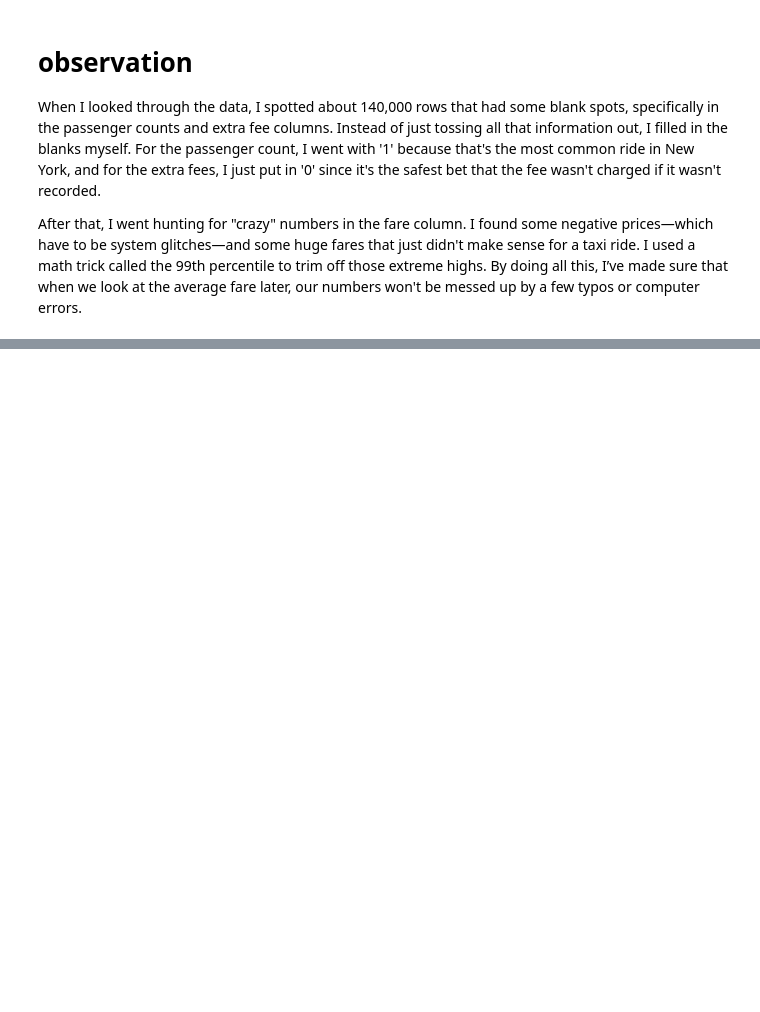
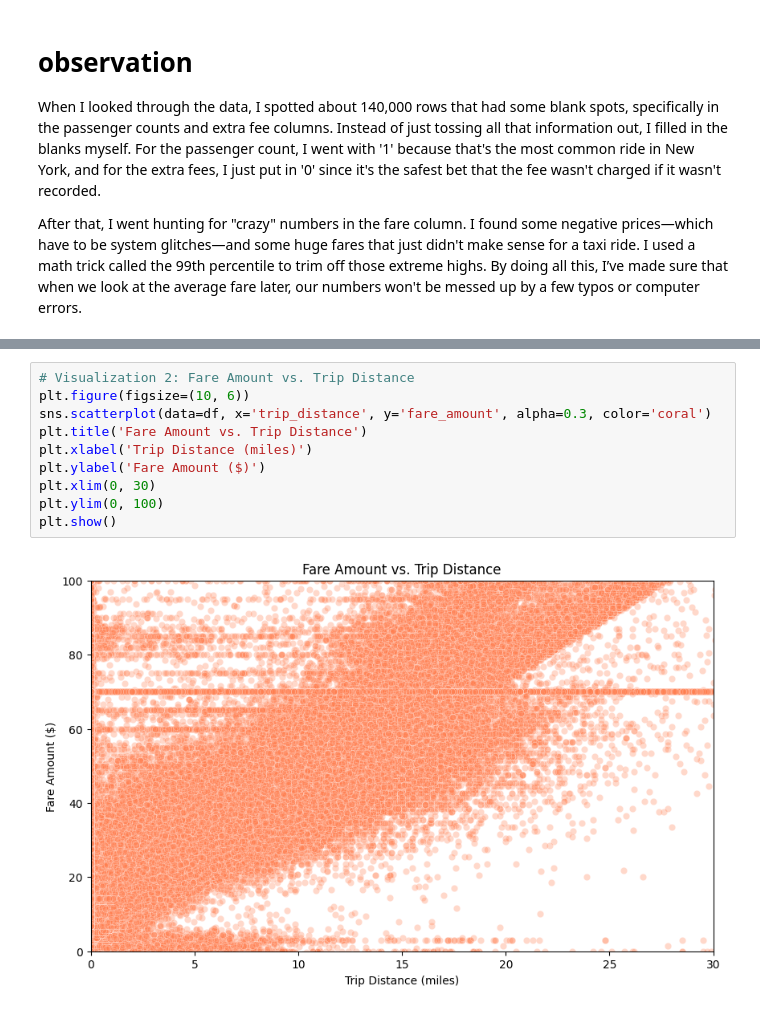
Before and after one commit to bhoomikabrundu7/nyc-taxi-data-analysis, a Jupyter notebook: notebooks/exploration.ipynb, the cells around one changed output, grey strips where cells are left out. Saved outputs shown, nothing was run; the diff lists cells and outputs as text; blank space fills up the shorter version.

```diff
--- a/notebooks/exploration.ipynb
+++ b/notebooks/exploration.ipynb
@@ -164,0 +186,12 @@ After that, I went hunting for "crazy" numbers in the fare column. I found some
+# %%
+# Visualization 2: Fare Amount vs. Trip Distance
+plt.figure(figsize=(10, 6))
+sns.scatterplot(data=df, x='trip_distance', y='fare_amount', alpha=0.3, color='coral')
+plt.title('Fare Amount vs. Trip Distance')
+plt.xlabel('Trip Distance (miles)')
+plt.ylabel('Fare Amount ($)')
+plt.xlim(0, 30)
+plt.ylim(0, 100)
+plt.show()
+# %% [output]
+[figure, added]
```
Also changed, not shown: parts of 3 cells of this notebook.
